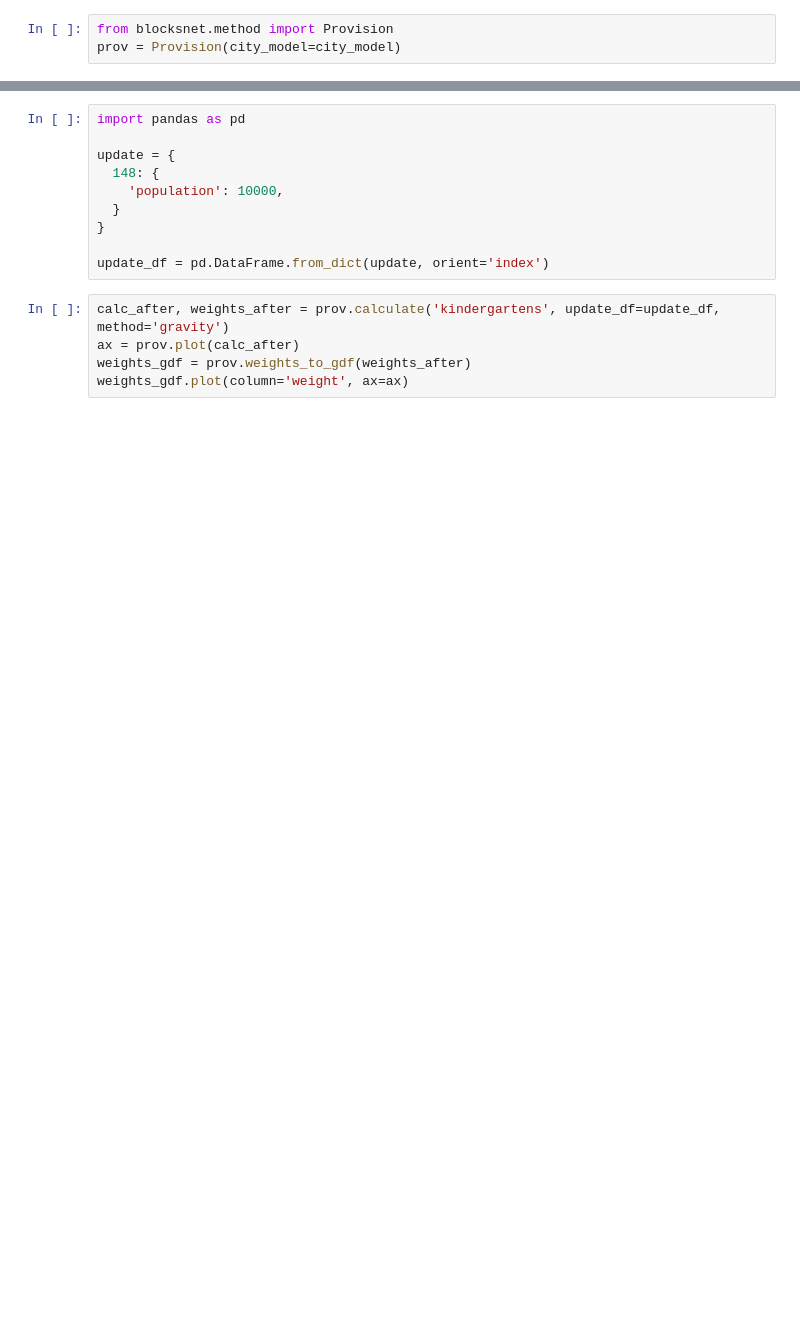
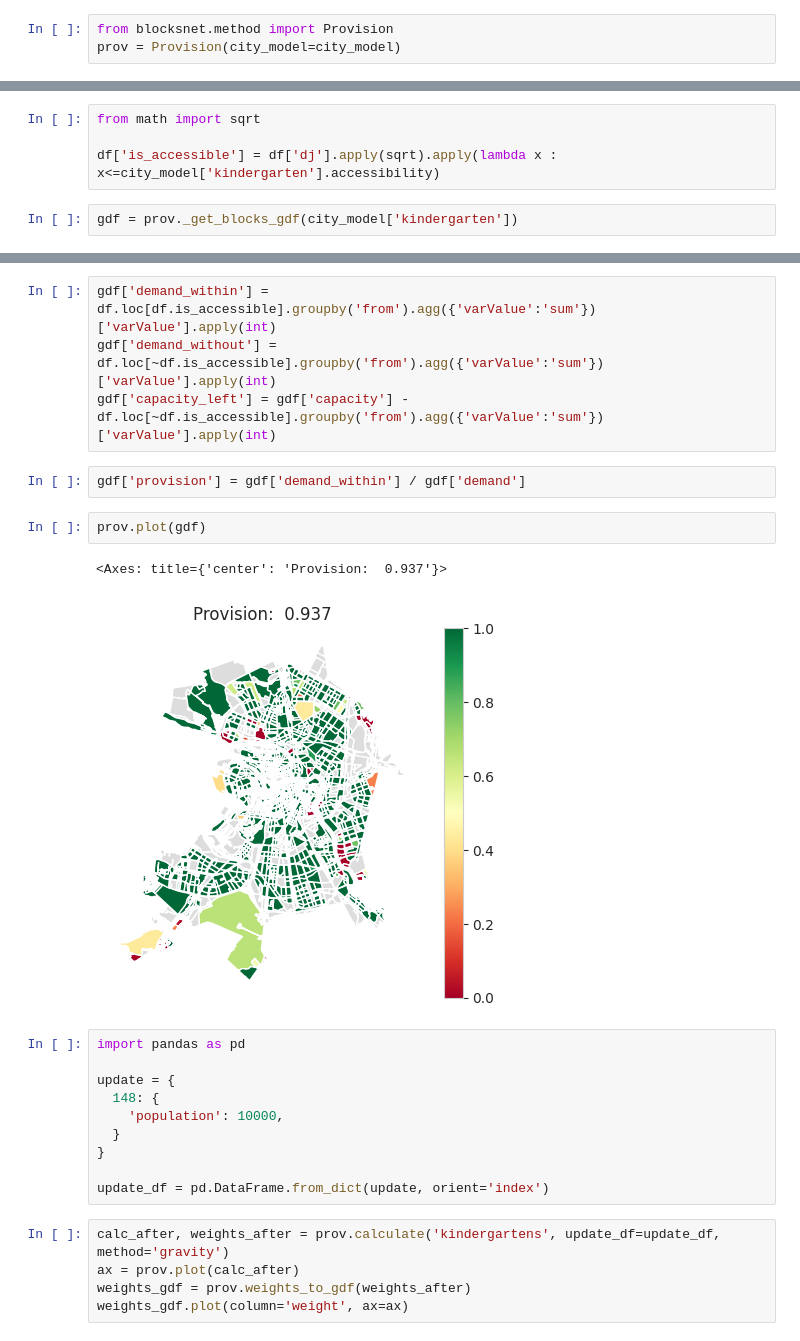
Before and after one commit to aimclub/blocksnet, a Jupyter notebook: examples/3 provision.ipynb, the cells around one changed output, grey strips where cells are left out. Drawn from its saved outputs; the diff is of its cells as text; blank space fills up the shorter version.

Commit message:
prov experiments

```diff
--- a/examples/3 provision.ipynb
+++ b/examples/3 provision.ipynb
@@ -32,0 +43,6 @@ weights_gdf.plot(column='weight', ax=ax)
+# %%
+from math import sqrt
+
+df['is_accessible'] = df['dj'].apply(sqrt).apply(lambda x : x<=city_model['kindergarten'].accessibility)
+# %%
+gdf = prov._get_blocks_gdf(city_model['kindergarten'])
@@ -33,3 +66,14 @@ weights_gdf.plot(column='weight', ax=ax)
+# %%
+gdf['demand_within'] = df.loc[df.is_accessible].groupby('from').agg({'varValue':'sum'})['varValue'].apply(int)
+gdf['demand_without'] = df.loc[~df.is_accessible].groupby('from').agg({'varValue':'sum'})['varValue'].apply(int)
+gdf['capacity_left'] = gdf['capacity'] - df.loc[~df.is_accessible].groupby('from').agg({'varValue':'sum'})['varValue'].apply(int)
+# %%
+gdf['provision'] = gdf['demand_within'] / gdf['demand']
+# %%
+prov.plot(gdf)
+# %% [output]
+<Axes: title={'center': 'Provision:  0.937'}>
+[figure, added]
 # %%
 import pandas as pd
 
```
Also changed, not shown: parts of 9 cells of this notebook, 1 other file.
